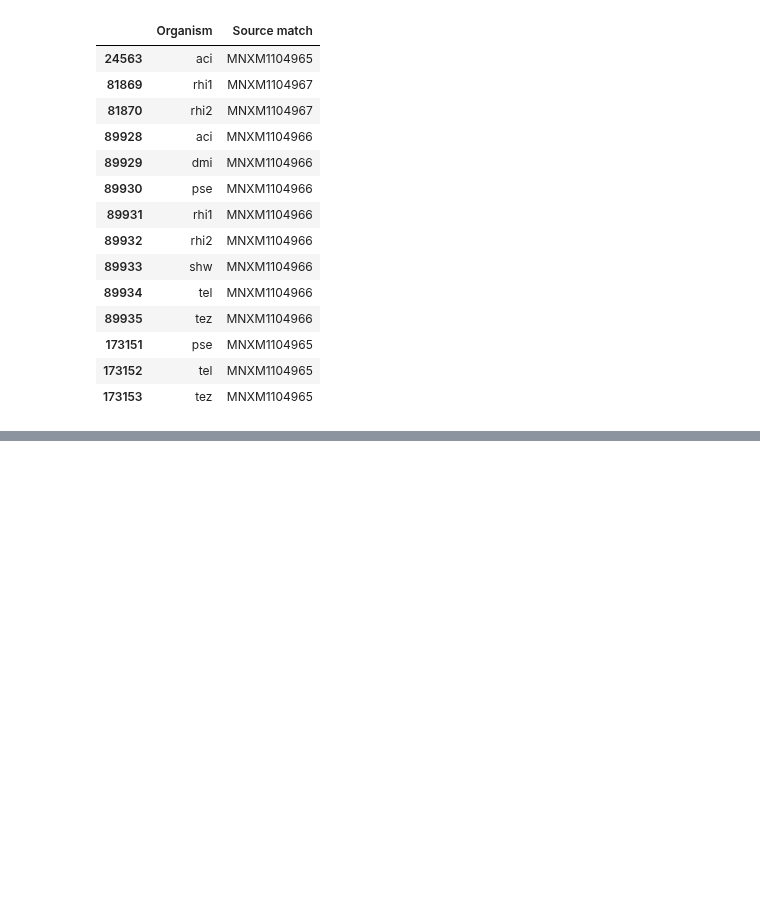
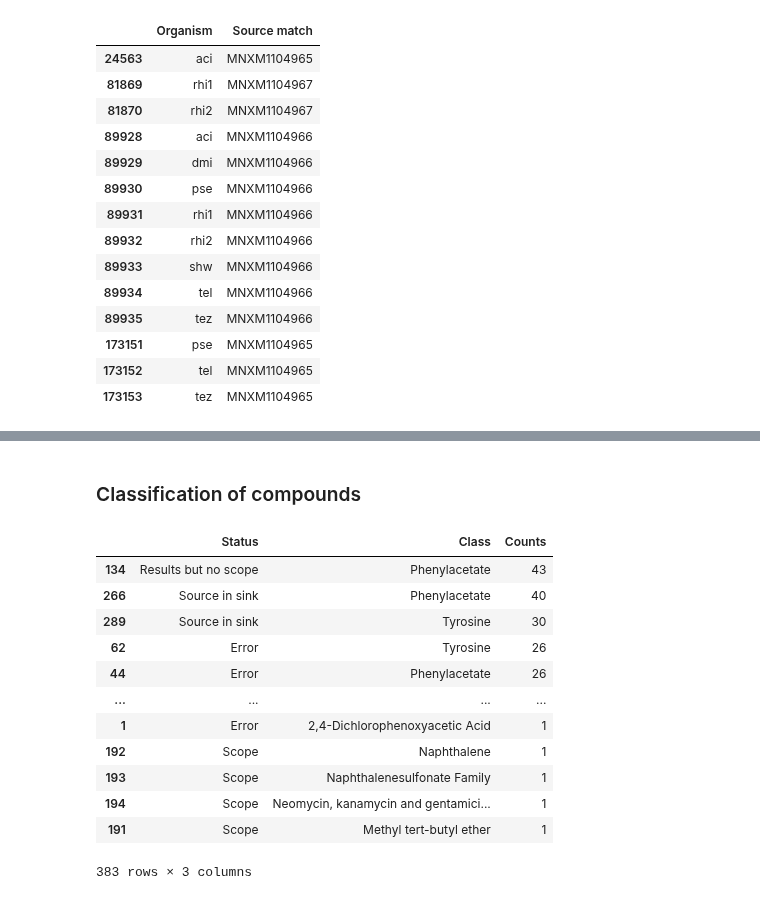
Before and after one commit to guillecg/mars-biofoundry, a Jupyter notebook: notebooks/02-RetroPath.ipynb, the cells around one changed output, grey strips where cells are left out. Cells and saved outputs as stored; diff of their text form; code cells hidden in the pictures; blank space fills up the shorter version.

```diff
--- a/notebooks/02-RetroPath.ipynb
+++ b/notebooks/02-RetroPath.ipynb
@@ -240,0 +243,22 @@ save_fig(
+# %% [markdown]
+### Classification of compounds
+# %%
+class_counts_df = get_classes_counts(
+    results_df=results_df,
+    config=config
+)
+class_counts_df
+# %% [output]
+|  | Status | Class | Counts |
+| 134 | Results but no scope | Phenylacetate | 43 |
+| 266 | Source in sink | Phenylacetate | 40 |
+| 289 | Source in sink | Tyrosine | 30 |
+| 62 | Error | Tyrosine | 26 |
+| 44 | Error | Phenylacetate | 26 |
+| ... | ... | ... | ... |
+| 1 | Error | 2,4-Dichlorophenoxyacetic Acid | 1 |
+| 192 | Scope | Naphthalene | 1 |
+| 193 | Scope | Naphthalenesulfonate Family | 1 |
+| 194 | Scope | Neomycin, kanamycin and gentamici... | 1 |
+| 191 | Scope | Methyl tert-butyl ether | 1 |
+383 rows × 3 columns
```
Also changed, not shown: parts of 7 cells of this notebook, 2 other files.
